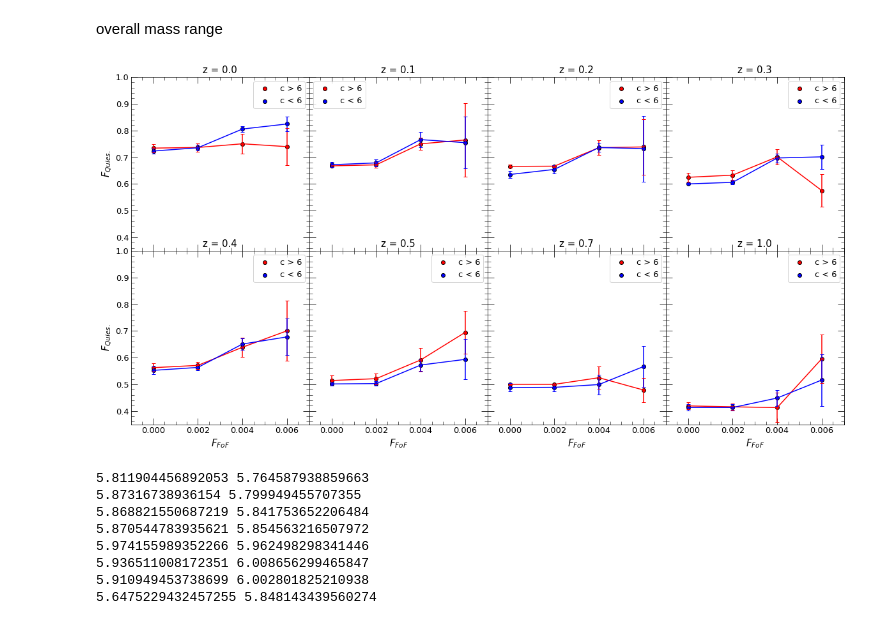
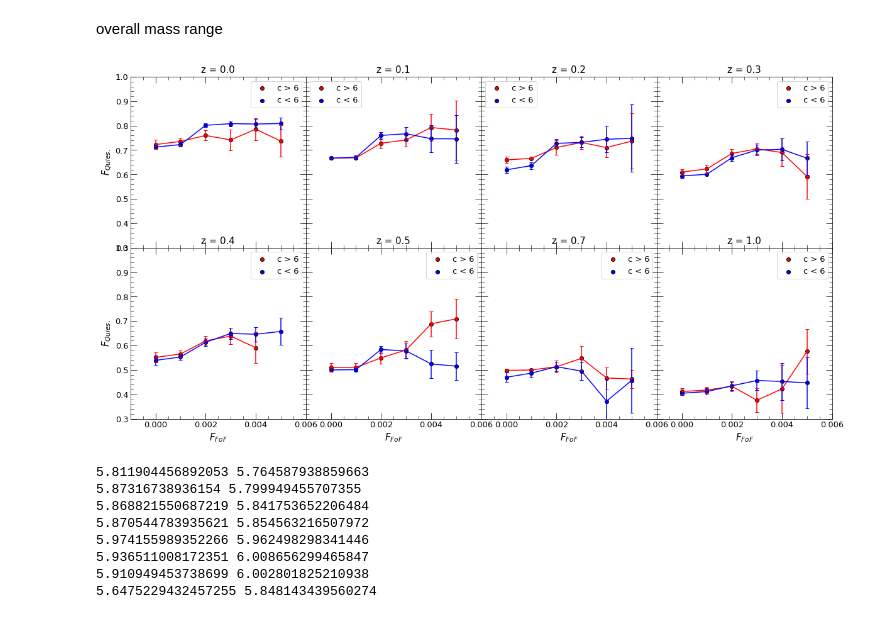
Before and after one commit to eunheeko/WFMinIllustrisTNG, a Jupyter notebook: WFMinIllustrisTNG.ipynb, the cells around one changed output. Saved outputs shown, nothing was run; the diff lists cells and outputs as text; code cells hidden in the pictures.

```diff
--- a/WFMinIllustrisTNG.ipynb
+++ b/WFMinIllustrisTNG.ipynb
@@ -352,14 +352,14 @@ for isnap, snap in enumerate(snaps_full[:-2]):
     new_mask = (cpars < 6)
     old_mask = (cpars >= 6)
 
-    fof_range = np.arange(0.00, 0.008, 0.002)
+    fof_range = np.arange(0.00, 0.006, 0.001)
 
 
     m_mask = (m200s >= 0)
 
     ## concentrated
     mask = m_mask & old_mask
-    fqs_partial = [[fqs[mask][i] for i in range(len(fqs[mask])) if fofs[mask][i] >= fof - 0.002 and fofs[mask][i] < fof + 0.002] for fof in fof_range]
+    fqs_partial = [[fqs[mask][i] for i in range(len(fqs[mask])) if fofs[mask][i] >= fof - 0.001 and fofs[mask][i] < fof + 0.001] for fof in fof_range]
 
     fqs_median = []
     fqs_std = []
@@ -386,7 +386,7 @@ for isnap, snap in enumerate(snaps_full[:-2]):
 
     ## prevalent
     mask = m_mask & new_mask
-    fqs_partial = [[fqs[mask][i] for i in range(len(fqs[mask])) if fofs[mask][i] >= fof - 0.002 and fofs[mask][i] < fof + 0.002] for fof in fof_range]
+    fqs_partial = [[fqs[mask][i] for i in range(len(fqs[mask])) if fofs[mask][i] >= fof - 0.001 and fofs[mask][i] < fof + 0.001] for fof in fof_range]
 
     fqs_median = []
     fqs_std = []
@@ -410,37 +410,37 @@ for isnap, snap in enumerate(snaps_full[:-2]):
     ax[isnap//4, isnap%4].scatter(fof_range, fqs_median, color = 'blue', edgecolor = 'black', label = 'c < 6')
     ax[isnap//4, isnap%4].errorbar(fof_range, fqs_median, yerr = fqs_std, color = 'blue', capsize = 3)
 
-    ax[isnap//4, isnap%4].set_xlim(-0.001, 0.007)
-    ax[isnap//4, isnap%4].set_ylim(0.35, 1)
+    ax[isnap//4, isnap%4].set_xlim(-0.001, 0.006)
+    ax[isnap//4, isnap%4].set_ylim(0.3, 1)
 
 
     ax[isnap//4, isnap%4].set_title(f'halo mass = {13.0:.1f} - {14.5:.1f}')
 
     ax[isnap//4, isnap%4].set_xlabel('$F_{FoF}$', fontsize = 15)
 
     if isnap%4 == 0:
         ax[isnap//4, isnap%4].set_ylabel('$F_{Quies.}$', fontsize = 15)
     else:
         pass
     ax[isnap//4, isnap%4].legend(fontsize = 13)
 
     ax[isnap//4, isnap%4].set_title(f'z = {z:.1f}', fontsize = 15)
 
     ax[isnap//4, isnap%4].xaxis.set_major_locator(MultipleLocator(0.002))
     ax[isnap//4, isnap%4].yaxis.set_major_locator(MultipleLocator(0.1))
 
     ax[isnap//4, isnap%4].xaxis.set_minor_locator(AutoMinorLocator())
     ax[isnap//4, isnap%4].yaxis.set_minor_locator(AutoMinorLocator())
 
     ax[isnap//4, isnap%4].tick_params(which = 'major', length = 10, direction = 'in', labelsize = 13)
     ax[isnap//4, isnap%4].tick_params(which = 'minor', length = 5, direction = 'in', labelsize = 13)
 
     ax[isnap//4, isnap%4].xaxis.set_ticks_position('both')
     ax[isnap//4, isnap%4].yaxis.set_ticks_position('both')
 
 # fig.savefig('./figs/wfm_all.png')
 # %% [output]
-[figure, old version]
+[figure, new version]
 # %%
 # np.concatenate(fqs)
 # %%
```
Also changed, not shown: parts of 2 cells of this notebook, 2 other files.
